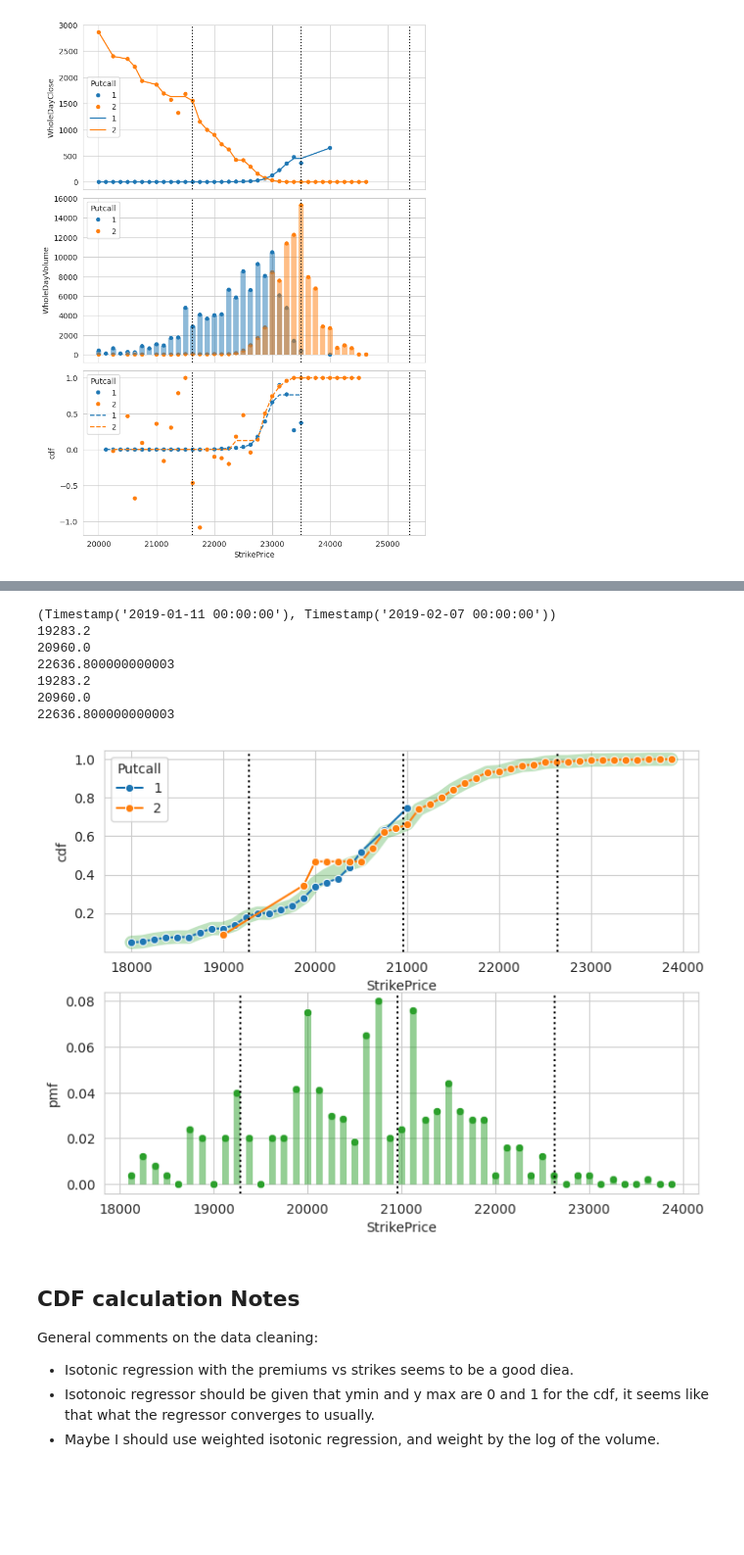
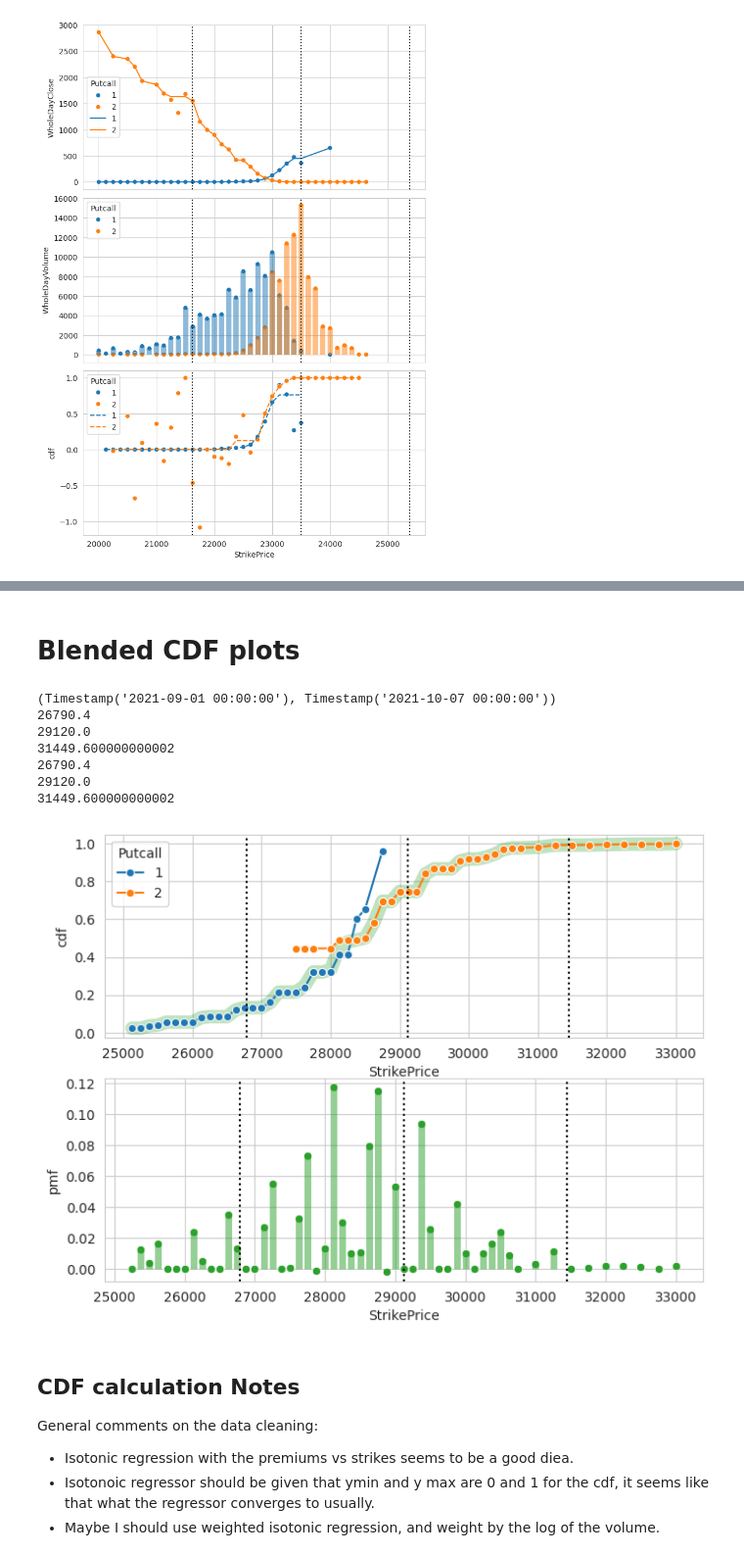
Before and after one commit to FlyingCurryMonster/JPY-equities, a Jupyter notebook: implied-probability-distributions.ipynb, the cells around one changed output, grey strips where cells are left out. Shown: that part at 98% size. Drawn from its saved outputs; the diff is of its cells as text; code cells hidden in the pictures; blank space fills up the shorter version.

```diff
--- a/implied-probability-distributions.ipynb
+++ b/implied-probability-distributions.ipynb
@@ -363,7 +376,8 @@ plot_args =  {'hue': 'Putcall', 'palette':'tab10'}
 # %%
 # 13 has a good example of going below the limits
 # example 300 seems well behaved
-example = contract_list.index[6]
+example_number = 6
+example = contract_list.index[example_number]
 print(example[:-1])
 df = options.loc[example[:-1]]
 print('Interest rate is: ', 100*df.InterestRate.mean(), 'Spread in the rate is:', df.InterestRate.std())
@@ -402,6 +416,15 @@ Interest rate is:  0.35999999999999993 Spread in the rate is: 4.370558682921689e
 [figure]
 # %%
 def weightedSum_pandas(df:pd.DataFrame, y_col:str, weight_col:str, stack_level:str, index_level=-1, dropna=True):
+    '''
+    Returns a pandas series that is a weighed average of two similiar series,
+    that have a duplicated bottom tier index.
+    An example of such would be the prices of options on a given day for a given expiry.
+    Such an example would have pricings data for call options, and pricing data for put options,
+    at potentially overlapping strikes.
+
+    Args:
+    '''
     if dropna==True: data = df[[y_col, weight_col]].dropna()
     weighted_y = (data[weight_col]*data[y_col]).unstack(stack_level).sort_index().sum(axis=1)
     weights = data[weight_col].unstack(stack_level).sort_index().sum(axis = 1)
@@ -411,6 +434,13 @@ def weightedSum_pandas(df:pd.DataFrame, y_col:str, weight_col:str, stack_level:s
 from scipy.interpolate import PchipInterpolator
 
 def splineInterp_pandas(series, index_level=-1, N=None):
+    '''
+    Returns an interpolated pandas series,
+    with either the same index or a coarser/finer grained index (depending on N.)
+
+    Args:
+
+    '''
     s = series.dropna()
     x, y = s.index.get_level_values(index_level), s.values
     if N == None: x_samp = x
@@ -422,6 +452,13 @@ def splineInterp_pandas(series, index_level=-1, N=None):
     return pd.Series(index = s.index, data = interp(x))
 
 def deriviative_fromSpline_pandas(series, index_level = -1, N =None):
+    '''
+    Returns the derivative of a pandas series from a monotonic interpolator.
+    Depending on N, can be coarser or finer grained than the original index.
+
+    Args:
+
+    '''
     s = series.dropna()
     x, y = s.index.get_level_values(index_level), s.values
     if N == None: x_samp = x
@@ -457,38 +496,40 @@ implied['K'] = implied.index.get_level_values('StrikePrice')
 # implied.groupby(indices[:-1], group_keys=False).cdf.apply(
 #     splineInterp_pandas, N = 100
 #     )
+# %% [markdown]
+# Blended CDF plots
 # %%
 
-i = 1300
+i = 3000
 example = contract_list.index[i]
 print(example[:-1])
 df = options.loc[example[:-1]]
 imp_df = implied.loc[example[:-1]]
 
 fig, ax = plt.subplots(2,1,figsize = (8,6) )
 
 sns.lineplot(imp_df, x='StrikePrice', y='cdf', ax=ax[0], color = 'tab:green', linewidth = 10,alpha =0.3)
 sns.lineplot(df, x = 'StrikePrice', y = 'cdf_iso_weighted', marker = 'o', ax=ax[0], **plot_args)
 
 
 sns.scatterplot(imp_df, x = 'StrikePrice', y='pmf', ax = ax[1], alpha = 1, color='tab:green')
 for i, row in imp_df.iterrows():
     ax[1].vlines(row['K'], 0, row['pmf'], alpha =0.5, linewidth = 5, color = 'tab:green')
 
 # Annotations
 for a in ax:
     for percentile in [0.92, 1, 1.08]:
         print(df['UnderlyingClose'].iloc[0]*percentile)
         a.axvline(df['UnderlyingClose'].iloc[0]*percentile, color = 'k', linestyle = ':')
 # %% [output]
-(Timestamp('2019-01-11 00:00:00'), Timestamp('2019-02-07 00:00:00'))
-19283.2
-20960.0
-22636.800000000003
-19283.2
-20960.0
-22636.800000000003
+(Timestamp('2021-09-01 00:00:00'), Timestamp('2021-10-07 00:00:00'))
+26790.4
+29120.0
+31449.600000000002
+26790.4
+29120.0
+31449.600000000002
-[figure, old version]
+[figure, new version]
 # %%
 # options.groupby(['Date', 'Expiry'], group_keys=False).apply()
 # %% [markdown]
```
Also changed, not shown: parts of 5 cells of this notebook.
